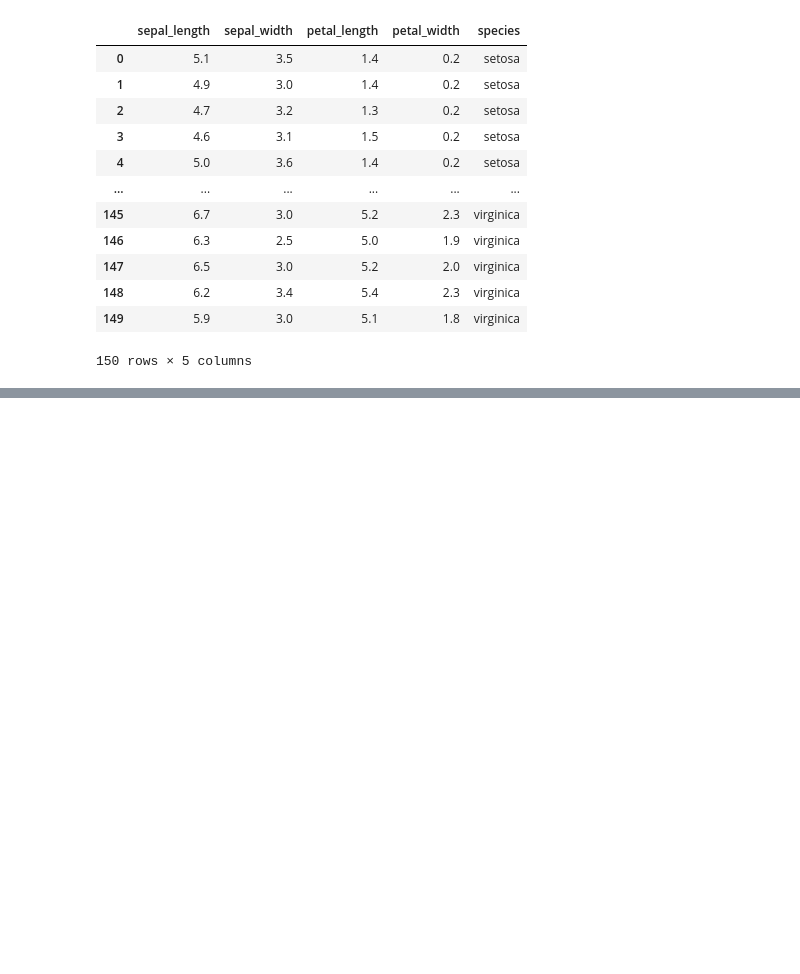
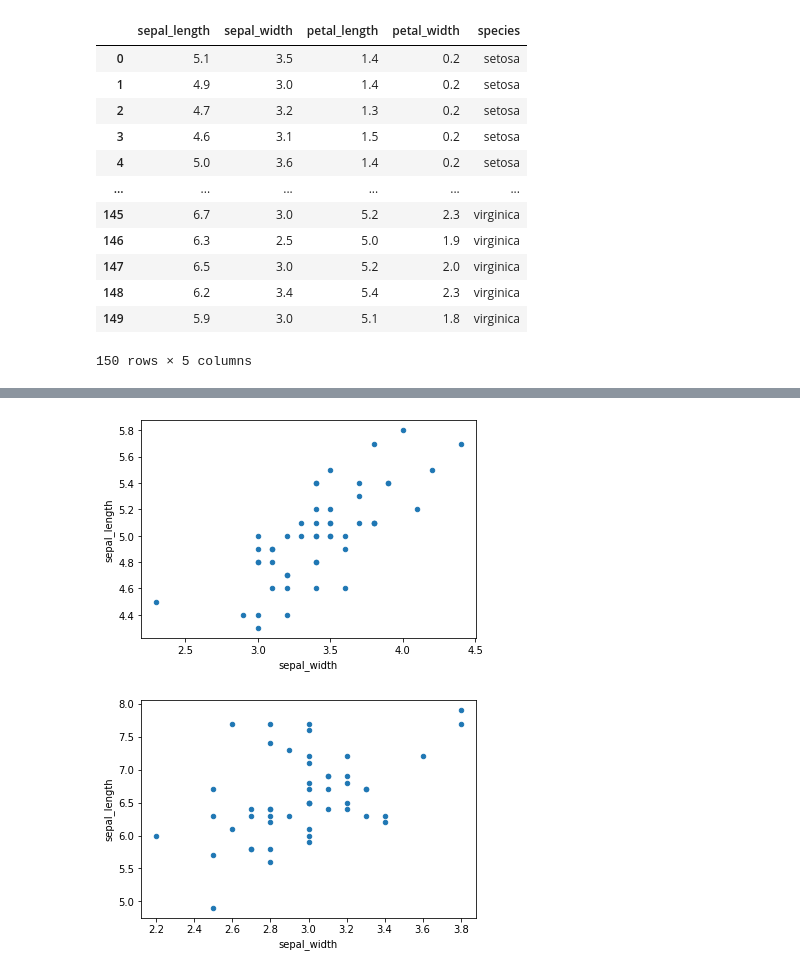
Before and after one commit to dscorzoni/my_pandas, a Jupyter notebook: python_statistics.ipynb, the cells around one changed output, grey strips where cells are left out. Drawn from its saved outputs; the diff is of its cells as text; code cells hidden in the pictures; blank space fills up the shorter version.

```diff
--- a/python_statistics.ipynb
+++ b/python_statistics.ipynb
@@ -27,0 +143,10 @@ iris
+# %%
+def plotspecies(species):
+    data = iris[iris.species == species]
+    data.plot.scatter('sepal_width','sepal_length')
+
+plotspecies('setosa')
+plotspecies('virginica')
+# %% [output]
+[figure, added]
+[figure, added]
```
Also changed, not shown: parts of 26 cells of this notebook.
